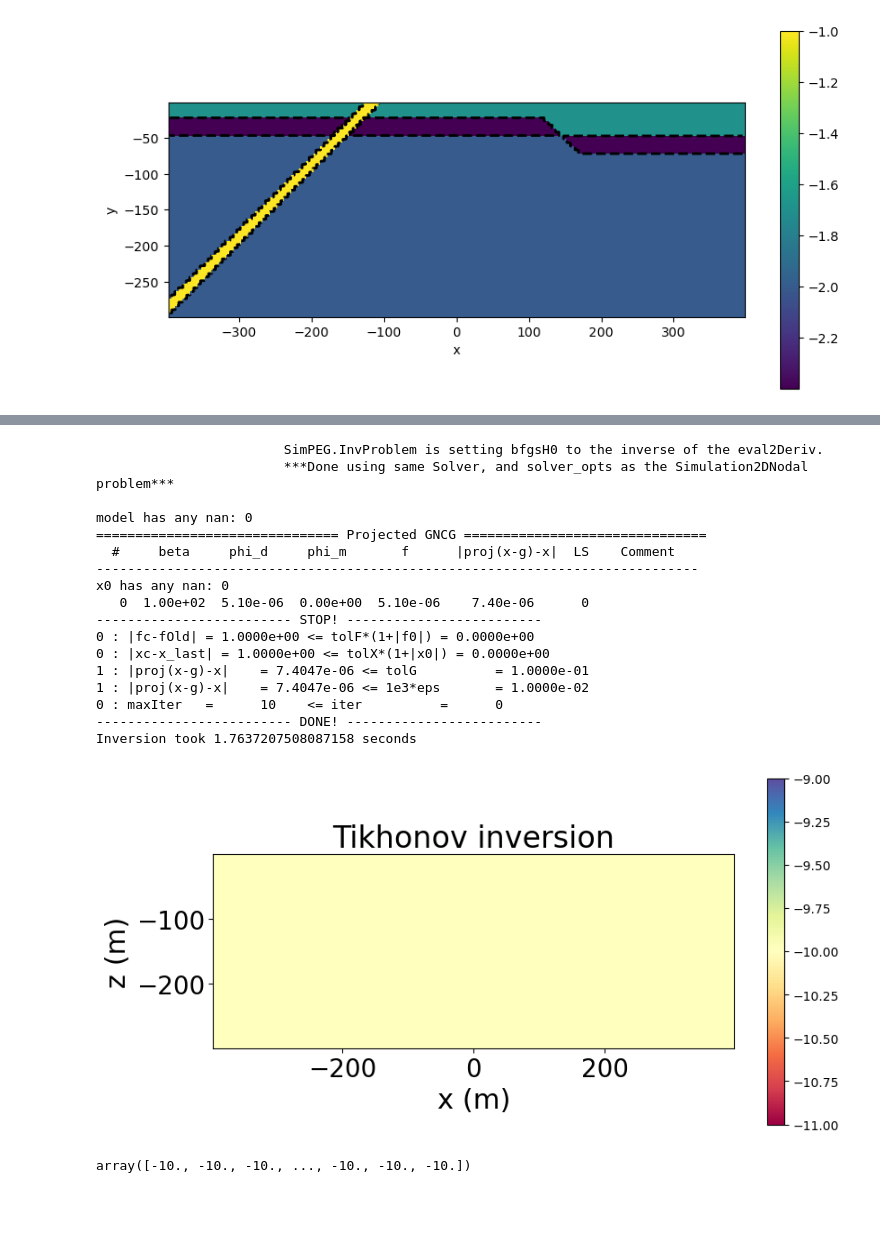
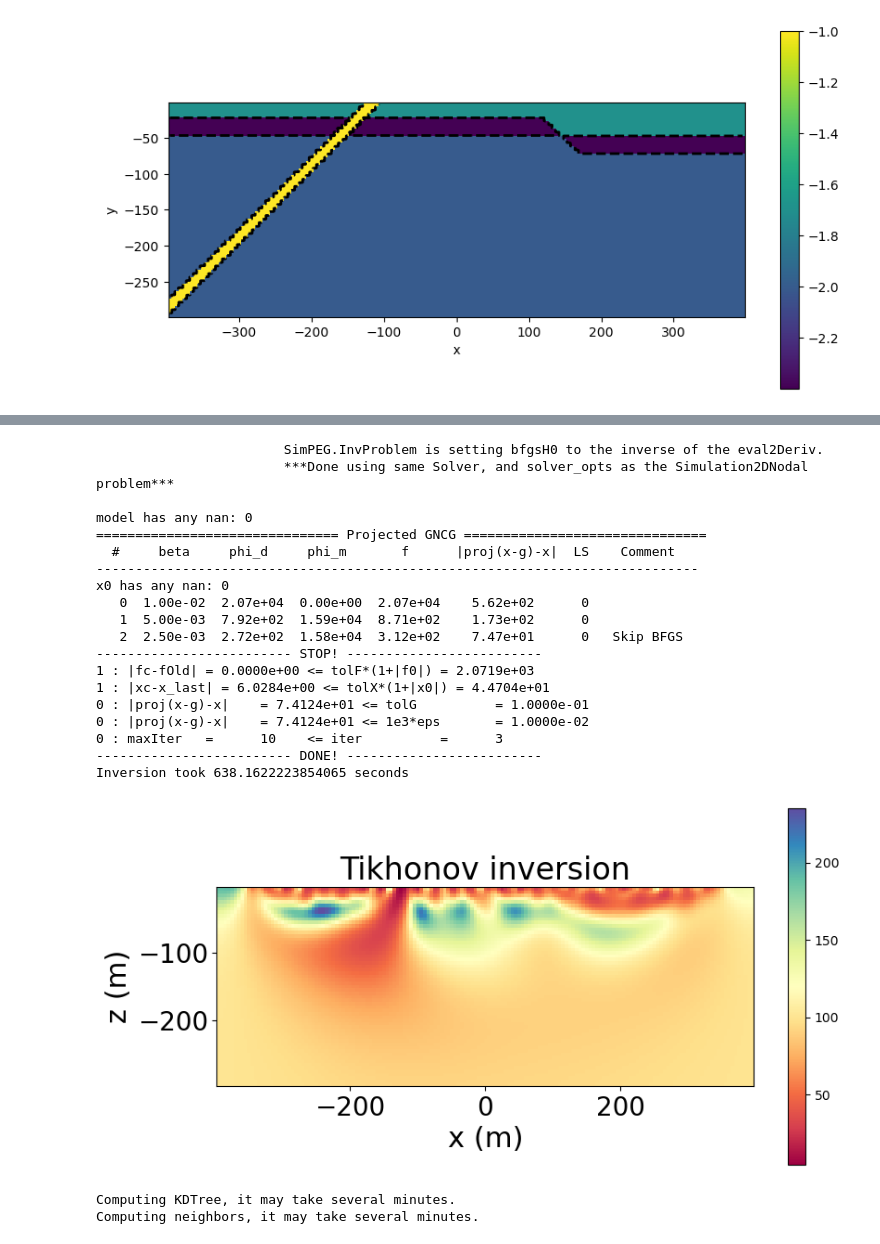
Before and after one commit to JKutt/transformers_segmentation, a Jupyter notebook: PGI/dcip/dcip2d_complex.ipynb, the cells around one changed output, grey strips where cells are left out. Drawn from its saved outputs; the diff is of its cells as text; code cells hidden in the pictures; blank space fills up the shorter version.

```diff
--- a/PGI/dcip/dcip2d_complex.ipynb
+++ b/PGI/dcip/dcip2d_complex.ipynb
@@ -719,7 +719,7 @@ m0 = np.log(1/100) * np.ones(mapping.nP)
 # Setup the inversion proceedure
 # Define a counter
 # Data misfit
-dmis = data_misfit.L2DataMisfit(data=dpred, simulation=sim)
+dmis = data_misfit.L2DataMisfit(data=dc_data, simulation=simulation)
 # Regularization
 regmap = maps.IdentityMap(nP=int(actcore.sum()))
 # reg = regularization.Sparse(mesh, indActive=active, mapping=regmap)
@@ -743,17 +743,17 @@ opt.remember('xc')
 
 # Set the inverse problem
 invProb = inverse_problem.BaseInvProblem(dmis,  reg,  opt)
-invProb.beta = 1e2
+invProb.beta = 1e-2
 
 # Inversion directives
 Target = directives.TargetMisfit()
 betaSched = directives.BetaSchedule(coolingFactor=2.,  coolingRate=1.)
 updateSensW = directives.UpdateSensitivityWeights(threshold=1e-6,everyIter=False)
 update_Jacobi = directives.UpdatePreconditioner()
-inv = inversion.BaseInversion(invProb,  directiveList=[updateSensW,
+inv = inversion.BaseInversion(invProb,  directiveList=[ # updateSensW,
                                                        Target,
                                                        betaSched,
-                                                       update_Jacobi,
+                                                    #    update_Jacobi,
                                                        ])
 
 import time
@@ -770,31 +770,63 @@ model has any nan: 0
   #     beta     phi_d     phi_m       f      |proj(x-g)-x|  LS    Comment
 -----------------------------------------------------------------------------
 x0 has any nan: 0
-   0  1.00e+02  5.10e-06  0.00e+00  5.10e-06    7.40e-06      0
+   0  1.00e-02  2.07e+04  0.00e+00  2.07e+04    5.62e+02      0
+   1  5.00e-03  7.92e+02  1.59e+04  8.71e+02    1.73e+02      0
+   2  2.50e-03  2.72e+02  1.58e+04  3.12e+02    7.47e+01      0   Skip BFGS
 ------------------------- STOP! -------------------------
-0 : |fc-fOld| = 1.0000e+00 <= tolF*(1+|f0|) = 0.0000e+00
-0 : |xc-x_last| = 1.0000e+00 <= tolX*(1+|x0|) = 0.0000e+00
-1 : |proj(x-g)-x|    = 7.4047e-06 <= tolG          = 1.0000e-01
-1 : |proj(x-g)-x|    = 7.4047e-06 <= 1e3*eps       = 1.0000e-02
-0 : maxIter   =      10    <= iter          =      0
+1 : |fc-fOld| = 0.0000e+00 <= tolF*(1+|f0|) = 2.0719e+03
+1 : |xc-x_last| = 6.0284e+00 <= tolX*(1+|x0|) = 4.4704e+01
+0 : |proj(x-g)-x|    = 7.4124e+01 <= tolG          = 1.0000e-01
+0 : |proj(x-g)-x|    = 7.4124e+01 <= 1e3*eps       = 1.0000e-02
+0 : maxIter   =      10    <= iter          =      3
 ------------------------- DONE! -------------------------
-Inversion took 1.7637207508087158 seconds
+Inversion took 638.1622223854065 seconds
 # %%
 # Plot the recovered model
 clim = [1, 500]
 fig, ax = plt.subplots(1,1,figsize=(10,5))
-dat = meshCore.plotImage(mopt, ax=ax, pcolorOpts={'cmap':"Spectral"})
+dat = meshCore.plotImage(1 / np.exp(mopt), ax=ax, pcolorOpts={'cmap':"Spectral"})
 plt.colorbar(dat[0])
 ax.set_title('Tikhonov inversion',fontsize=24)
 ax.set_aspect('equal')
 # ax.set_ylim([-15,0])
 ax.set_xlabel('x (m)',fontsize=22)
 ax.set_ylabel('z (m)',fontsize=22)
 ax.tick_params(labelsize=20)
 fig.subplots_adjust(right=0.85)
 # %% [output]
-[figure, old version]
+[figure, new version]
-# %%
-mopt
-# %% [output]
-array([-10., -10., -10., ..., -10., -10., -10.])
+# %%
+n = 4
+gmmref = GaussianMixtureMarkovRandomField(
+    n_components=n,
+    mesh=meshCore,
+    kneighbors=24,
+    covariance_type='full',
+)
+gmmref.fit(mtrue[actcore].reshape(-1, 1))
+
+# Manually setting the GMM parameters
+## Order cluster by order of importance
+gmmref.order_clusters_GM_weight()
+## Set cluster means
+gmmref.means = np.r_[-np.log(50.), -np.log(90.), -np.log(500.)][:,np.newaxis]
+
+gmmref.covariances_ = np.array([[[0.001]],
+                             [[0.001]],
+                             [[0.001]],])
+##Set clusters precision and Cholesky decomposition from variances
+gmmref.compute_clusters_precisions()
+# clf_nguyen.weights_ = np.ones_like(clf_nguyen.weights_) * clf.weights_
+gmmref.weights_ /= gmmref.weights_.sum(axis=1)[:,np.newaxis]
+
+gmmref.means_ = np.r_[-np.log(100.0), -np.log(50.0), -np.log(250.0), -np.log(10)][:, np.newaxis]
+## Set clusters variance
+gmmref.covariances_ = np.array([[[0.005]],[[0.01]], [[0.005]],[[0.005]]])
+##Set clusters precision and Cholesky decomposition from variances
+gmmref.compute_clusters_precisions()
+# clf_nguyen.weights_ = np.ones_like(clf_nguyen.weights_) * clf.weights_
+gmmref.weights_ /= gmmref.weights_.sum(axis=1)[:,np.newaxis]
+# %% [output]
+Computing KDTree, it may take several minutes.
+Computing neighbors, it may take several minutes.
```
Also changed, not shown: parts of 6 cells of this notebook.
